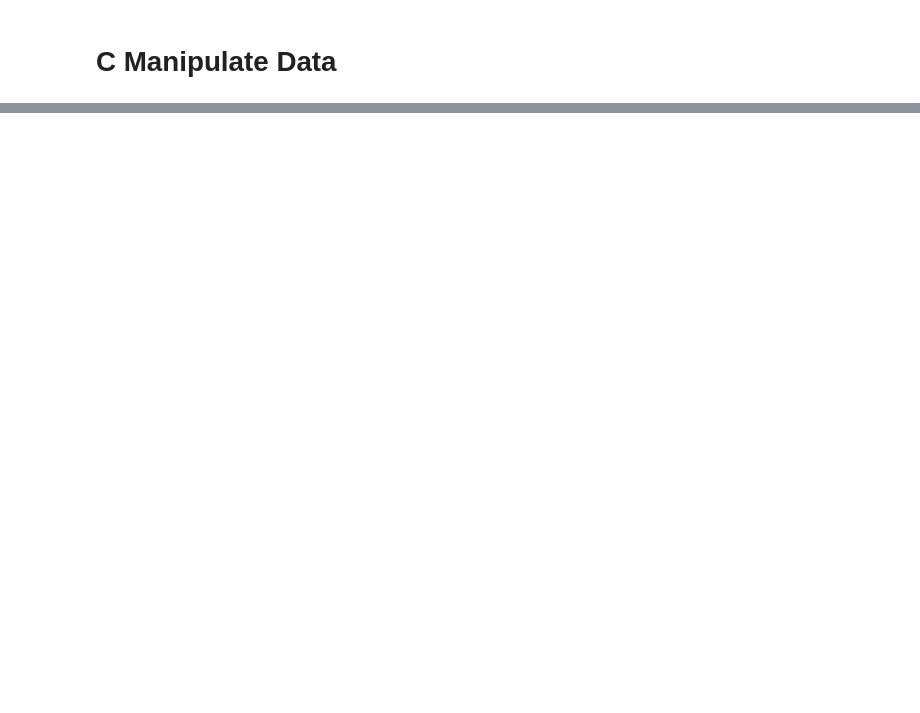
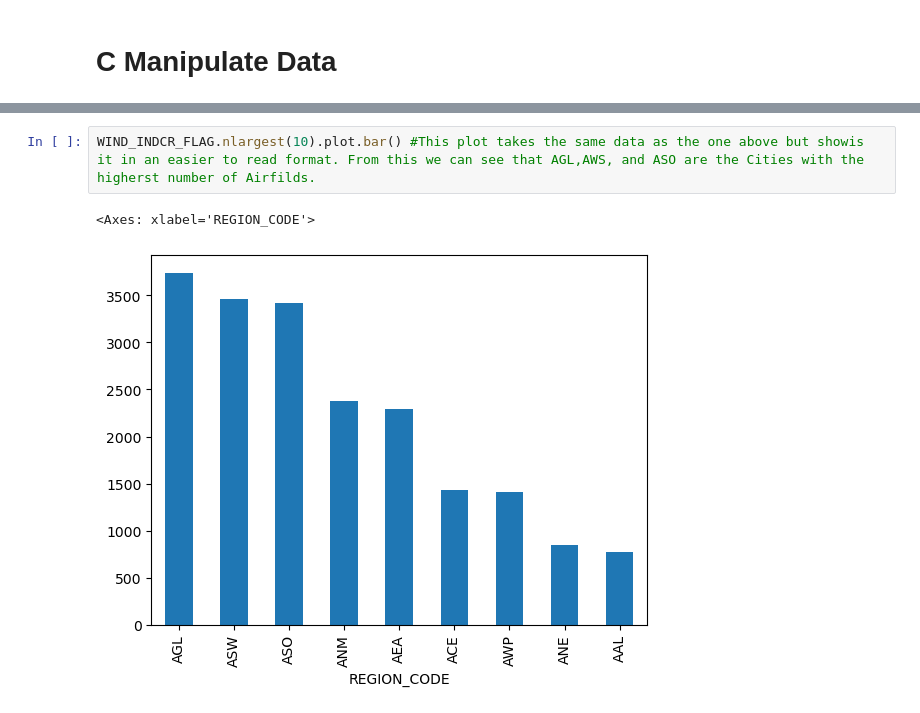
Before and after one commit to AberGA1824/IA340, a Jupyter notebook: lab2.ipynb, the cells around one changed output, grey strips where cells are left out. Drawn from its saved outputs; the diff is of its cells as text; blank space fills up the shorter version.

```diff
--- a/lab2.ipynb
+++ b/lab2.ipynb
@@ -110,0 +183,5 @@ KeyError: 'WIND_INDCR_FLAG'
+# %%
+WIND_INDCR_FLAG.nlargest(10).plot.bar() #This plot takes the same data as the one above but showis it in an easier to read format. From this we can see that AGL,AWS, and ASO are the Cities with the higherst number of Airfilds.
+# %% [output]
+<Axes: xlabel='REGION_CODE'>
+[figure, added]
```
Also changed, not shown: parts of 16 cells of this notebook.
